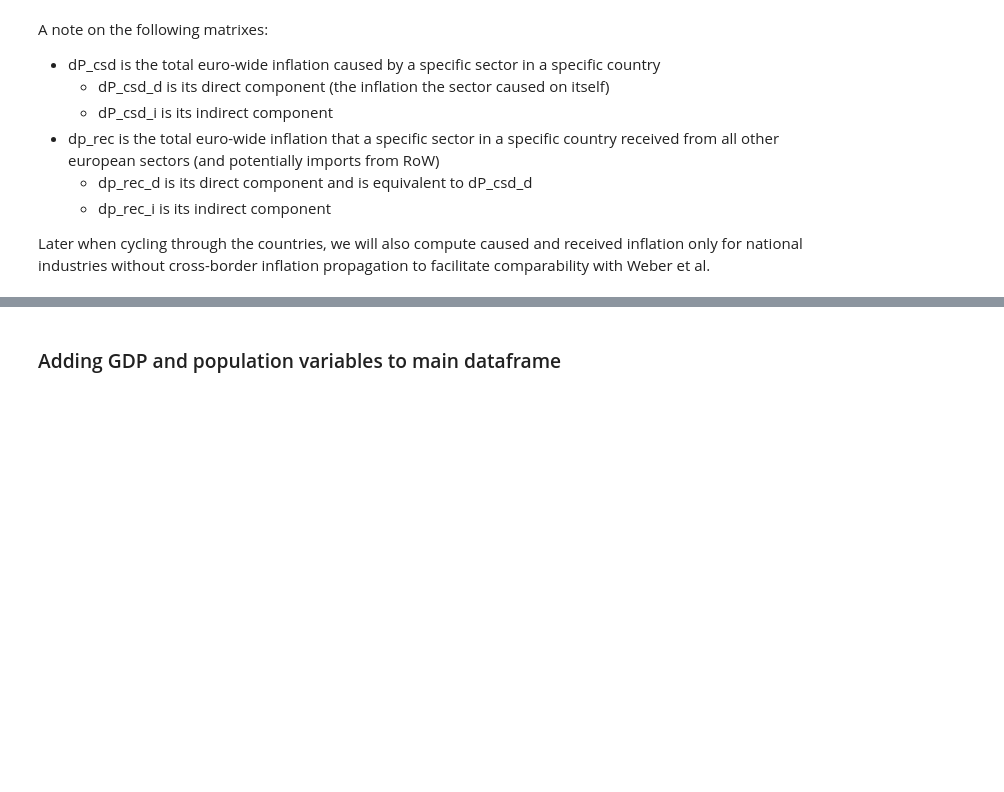
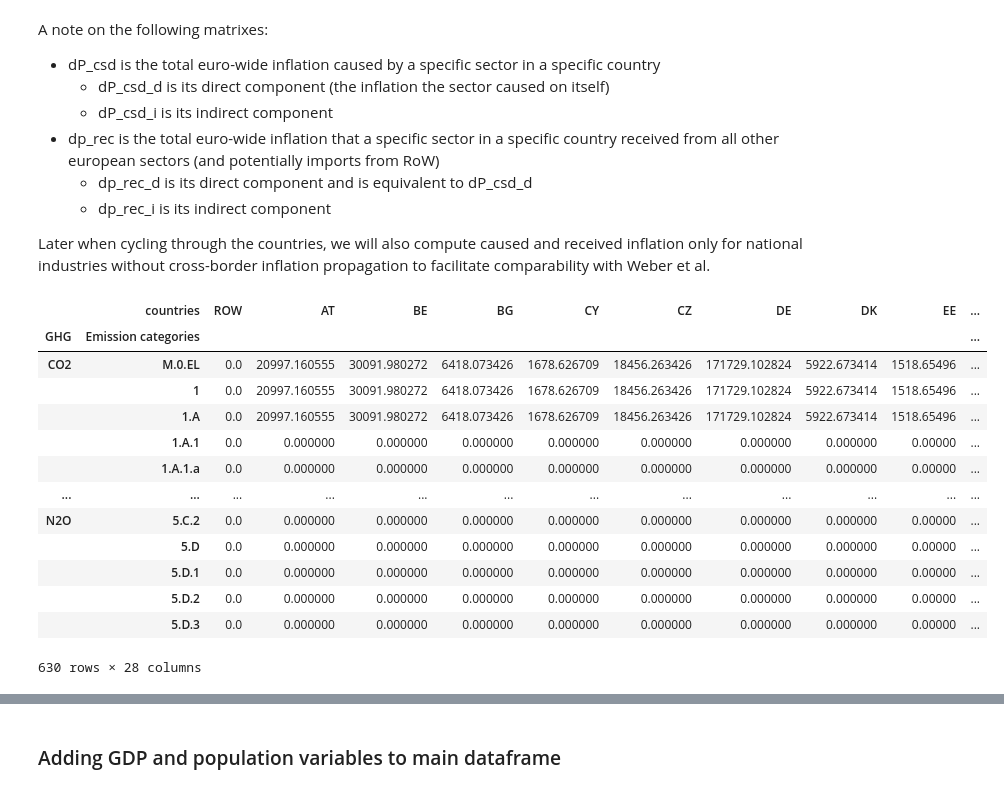
Before and after one commit to wirth-florian/eu-ets-inflation-impact, a Jupyter notebook: code/carbonflation_modelling.ipynb, the cells around one changed output, grey strips where cells are left out. Drawn from its saved outputs; the diff is of its cells as text; code cells hidden in the pictures; blank space fills up the shorter version.

```diff
--- a/code/carbonflation_modelling.ipynb
+++ b/code/carbonflation_modelling.ipynb
@@ -511,3 +486,20 @@ df = pd.DataFrame(index = countries)
 df["rec"] = dP_rec.sum(on="sectors").data
 df["rec_d"] = dP_rec_d.sum(on="sectors").data
 df["rec_i"] = dP_rec_i.sum(on="sectors").data
+# %%
+figaro.qy.to_pandas()
+# %% [output]
+|  | countries | ROW | AT | BE | BG | CY | CZ | DE | DK | EE | ... |
+| GHG | Emission categories |  |  |  |  |  |  |  |  |  | ... |
+| CO2 | M.0.EL | 0.0 | 20997.160555 | 30091.980272 | 6418.073426 | 1678.626709 | 18456.263426 | 171729.102824 | 5922.673414 | 1518.65496 | ... |
+|  | 1 | 0.0 | 20997.160555 | 30091.980272 | 6418.073426 | 1678.626709 | 18456.263426 | 171729.102824 | 5922.673414 | 1518.65496 | ... |
+|  | 1.A | 0.0 | 20997.160555 | 30091.980272 | 6418.073426 | 1678.626709 | 18456.263426 | 171729.102824 | 5922.673414 | 1518.65496 | ... |
+|  | 1.A.1 | 0.0 | 0.000000 | 0.000000 | 0.000000 | 0.000000 | 0.000000 | 0.000000 | 0.000000 | 0.00000 | ... |
+|  | 1.A.1.a | 0.0 | 0.000000 | 0.000000 | 0.000000 | 0.000000 | 0.000000 | 0.000000 | 0.000000 | 0.00000 | ... |
+| ... | ... | ... | ... | ... | ... | ... | ... | ... | ... | ... | ... |
+| N2O | 5.C.2 | 0.0 | 0.000000 | 0.000000 | 0.000000 | 0.000000 | 0.000000 | 0.000000 | 0.000000 | 0.00000 | ... |
+|  | 5.D | 0.0 | 0.000000 | 0.000000 | 0.000000 | 0.000000 | 0.000000 | 0.000000 | 0.000000 | 0.00000 | ... |
+|  | 5.D.1 | 0.0 | 0.000000 | 0.000000 | 0.000000 | 0.000000 | 0.000000 | 0.000000 | 0.000000 | 0.00000 | ... |
+|  | 5.D.2 | 0.0 | 0.000000 | 0.000000 | 0.000000 | 0.000000 | 0.000000 | 0.000000 | 0.000000 | 0.00000 | ... |
+|  | 5.D.3 | 0.0 | 0.000000 | 0.000000 | 0.000000 | 0.000000 | 0.000000 | 0.000000 | 0.000000 | 0.00000 | ... |
+630 rows × 28 columns
```
Also changed, not shown: parts of 17 cells of this notebook.
